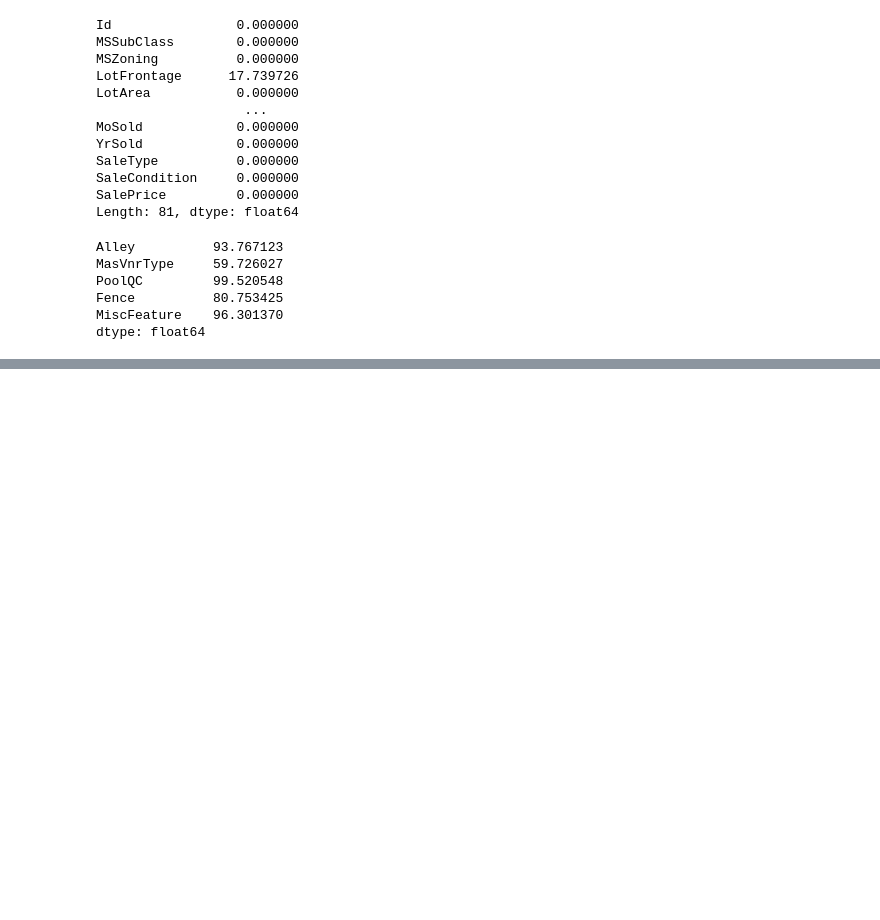
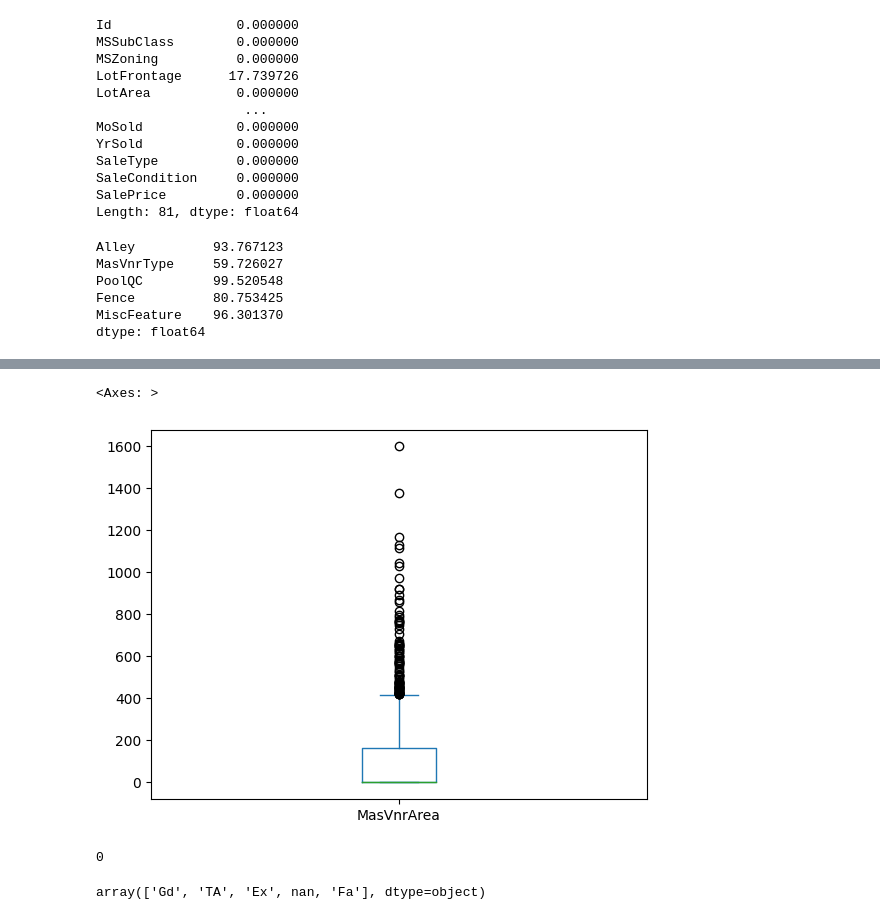
Before and after one commit to amiraydin/Paris8M2, a Jupyter notebook: HousePriceExo.ipynb, the cells around one changed output, grey strips where cells are left out. Cells and saved outputs as stored; diff of their text form; code cells hidden in the pictures; blank space fills up the shorter version.

```diff
--- a/HousePriceExo.ipynb
+++ b/HousePriceExo.ipynb
@@ -108,3 +125,6 @@ PoolQC         99.520548
 Fence          80.753425
 MiscFeature    96.301370
 dtype: float64
+# %%
+dropCol = tmp_na[tmp_na>50].index.to_list()
+dropCol
@@ -110,0 +133,2 @@ dtype: float64
+# %%
+data.drop(columns=dropCol, inplace=True) #option de inplace=true (il fait ecraser la data principal)
@@ -110,0 +195,5 @@ dtype: float64
+# %%
+data['MasVnrArea'].plot.box()
+# %% [output]
+<Axes: >
+[figure, added]
@@ -110,0 +202,8 @@ dtype: float64
+# %%
+data['MasVnrArea'].isna().sum()
+# %% [output]
+0
+# %%
+data['BsmtQual'].unique()
+# %% [output]
+array(['Gd', 'TA', 'Ex', nan, 'Fa'], dtype=object)
```
Also changed, not shown: parts of 26 cells of this notebook.
